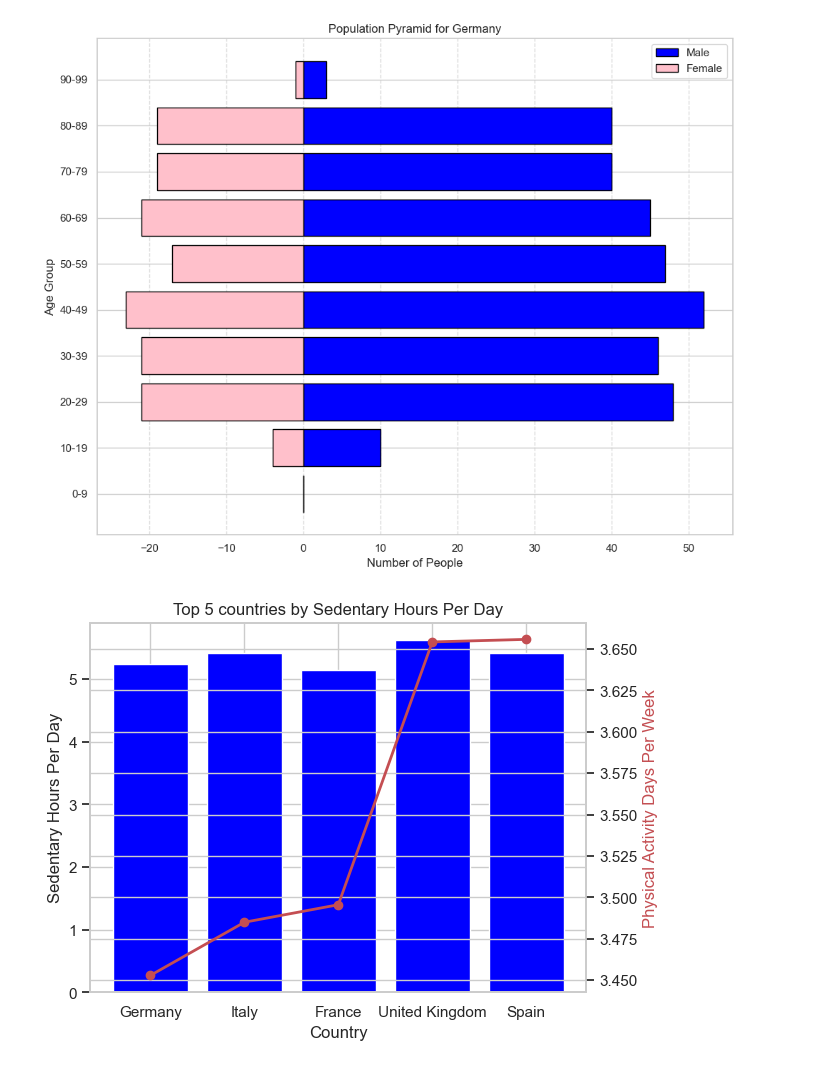
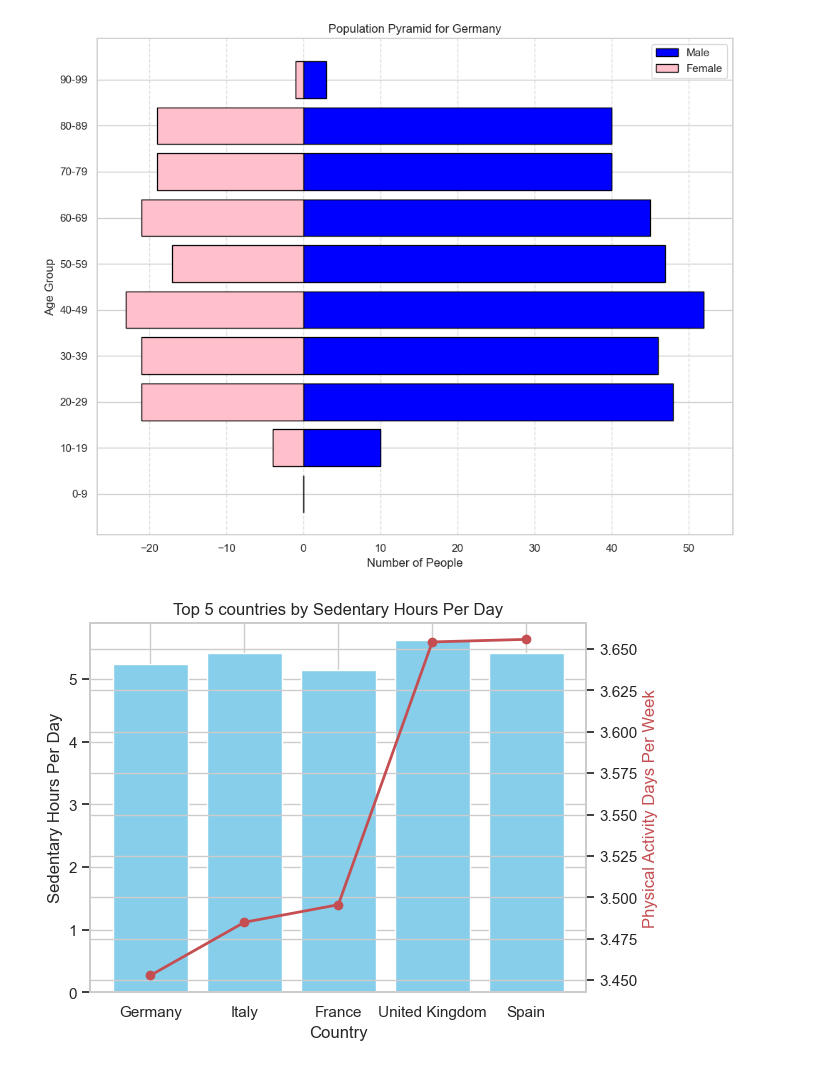
Before and after one commit to AlejandroAlegrePinilla/FitRing, a Jupyter notebook: main.ipynb, the cells around one changed output. Drawn from its saved outputs; the diff is of its cells as text; code cells hidden in the pictures.

```diff
--- a/main.ipynb
+++ b/main.ipynb
@@ -121,12 +121,12 @@ merged_df = pd.merge(top_5_sedentary_hours_per_day, top_5_physical_activity_days
 merged_df_sorted = merged_df.sort_values(by='physical_activity_days_per_week')
 # %%
 fig, ax1 = plt.subplots()
-plot_bar_without_values_2(merged_df_sorted, "country", "sedentary_hours_per_day", "Top 5 countries by Sedentary Hours Per Day", "Country", "Sedentary Hours Per Day", ax1, color='blue')
+plot_bar_without_values_2(merged_df_sorted, "country", "sedentary_hours_per_day", "Top 5 countries by Sedentary Hours Per Day", "Country", "Sedentary Hours Per Day", ax1, color='skyblue')
 
 ax2 = ax1.twinx()
 ax2.plot(merged_df_sorted['country'], merged_df_sorted['physical_activity_days_per_week'], color='r', marker='o', linestyle='-', linewidth=2)
 ax2.set_ylabel('Physical Activity Days Per Week', color='r')
 
 plt.show()
 # %% [output]
-[figure, old version]
+[figure, new version]
```
Also changed, not shown: parts of 3 cells of this notebook.
